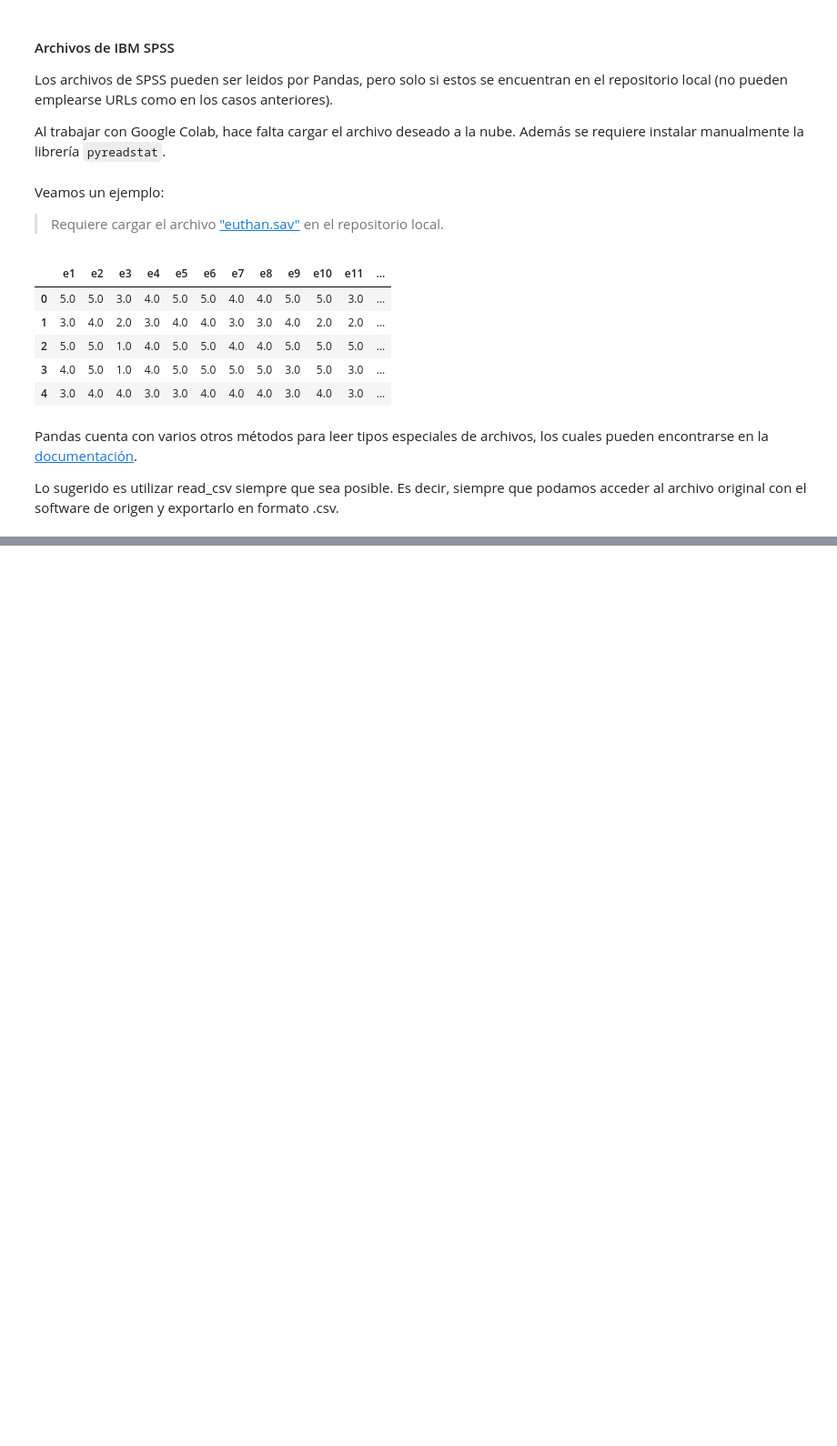
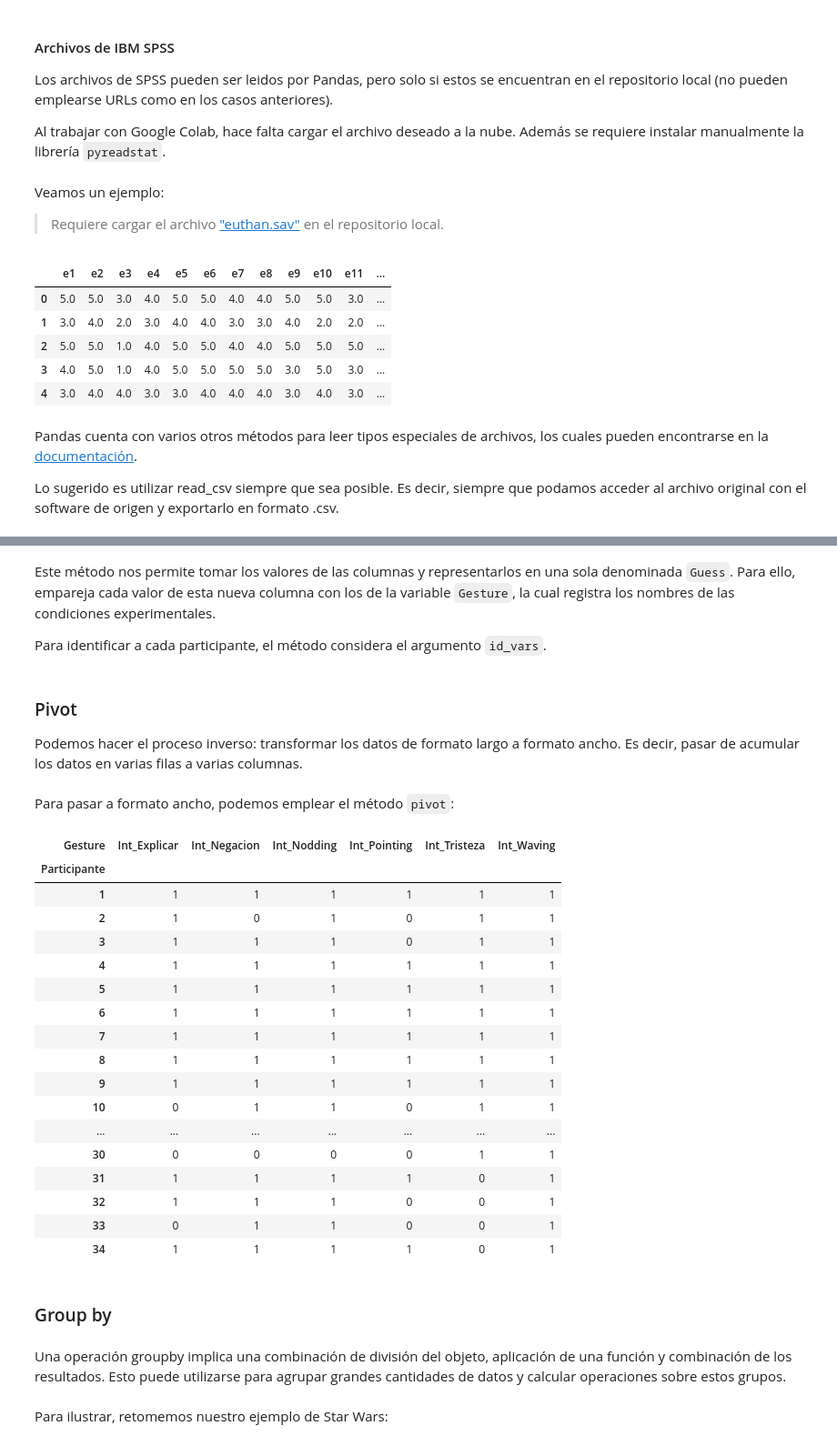
Before and after one commit to renatoparedes/IntroPythonInvestigacionPsicologia, a Jupyter notebook: AnalisisdeDatosCuantitativos/PreprocesamientoDeDatos.ipynb, the cells around one changed output, grey strips where cells are left out. Shown at 91% size. Drawn from its saved outputs; the diff is of its cells as text; code cells hidden in the pictures; blank space fills up the shorter version.

```diff
--- a/AnalisisdeDatosCuantitativos/PreprocesamientoDeDatos.ipynb
+++ b/AnalisisdeDatosCuantitativos/PreprocesamientoDeDatos.ipynb
@@ -305,7 +303,7 @@ Puede que en algunos casos sea necesario especificar el signo que se utiliza par
 
 De manera similar, podemos emplear la función dedicada:
 # %%
-robot_data = pd.read_excel("robot_data.xlsx")
+robot_data = pd.read_excel("https://github.com/renatoparedes/IntroPythonInvestigacionPsicologia/raw/master/AnalisisdeDatosCuantitativos/robot_data.xlsx")
 robot_data.head()
 # %% [output]
 |  | Participante | Sexo | Edad | Ocupacion | Va_Waving | Va_Pointing | Va_Negacion | Va_Explicar | ... |
@@ -343,0 +354,3 @@ Lo sugerido es utilizar read_csv siempre que sea posible. Es decir, siempre que
+# %%
+intent = robot_data[['Participante','Int_Waving','Int_Pointing','Int_Negacion','Int_Explicar','Int_Tristeza','Int_Nodding']]
+intent.head()
@@ -343,0 +368,3 @@ Lo sugerido es utilizar read_csv siempre que sea posible. Es decir, siempre que
+# %%
+melt_intent = pd.melt(intent, value_name='Guess', var_name='Gesture', id_vars='Participante')
+melt_intent
@@ -343,0 +385,38 @@ Lo sugerido es utilizar read_csv siempre que sea posible. Es decir, siempre que
+# %% [markdown]
+Este método nos permite tomar los valores de las columnas y representarlos en una sola denominada `Guess`. Para ello, empareja cada valor de esta nueva columna con los de la variable `Gesture`, la cual registra los nombres de las condiciones experimentales.
+
+Para identificar a cada participante, el método considera el argumento `id_vars`.
+# %% [markdown]
+### Pivot
+
+Podemos hacer el proceso inverso: transformar los datos de formato largo a formato ancho. Es decir, pasar de acumular los datos en varias filas a varias columnas.
+# %% [markdown]
+Para pasar a formato ancho, podemos emplear el método `pivot`:
+# %%
+new_intent = pd.pivot(melt_intent, columns='Gesture', values='Guess', index='Participante')
+new_intent
+# %% [output]
+| Gesture | Int_Explicar | Int_Negacion | Int_Nodding | Int_Pointing | Int_Tristeza | Int_Waving |
+| Participante |  |  |  |  |  |  |
+| 1 | 1 | 1 | 1 | 1 | 1 | 1 |
+| 2 | 1 | 0 | 1 | 0 | 1 | 1 |
+| 3 | 1 | 1 | 1 | 0 | 1 | 1 |
+| 4 | 1 | 1 | 1 | 1 | 1 | 1 |
+| 5 | 1 | 1 | 1 | 1 | 1 | 1 |
+| 6 | 1 | 1 | 1 | 1 | 1 | 1 |
+| 7 | 1 | 1 | 1 | 1 | 1 | 1 |
+| 8 | 1 | 1 | 1 | 1 | 1 | 1 |
+| 9 | 1 | 1 | 1 | 1 | 1 | 1 |
+| 10 | 0 | 1 | 1 | 0 | 1 | 1 |
+| ... | ... | ... | ... | ... | ... | ... |
+| 30 | 0 | 0 | 0 | 0 | 1 | 1 |
+| 31 | 1 | 1 | 1 | 1 | 0 | 1 |
+| 32 | 1 | 1 | 1 | 0 | 0 | 1 |
+| 33 | 0 | 1 | 1 | 0 | 0 | 1 |
+| 34 | 1 | 1 | 1 | 1 | 0 | 1 |
+# %% [markdown]
+### Group by
+# %% [markdown]
+Una operación groupby implica una combinación de división del objeto, aplicación de una función y combinación de los resultados. Esto puede utilizarse para agrupar grandes cantidades de datos y calcular operaciones sobre estos grupos.
+# %% [markdown]
+Para ilustrar, retomemos nuestro ejemplo de Star Wars:
```
Also changed, not shown: parts of 20 cells of this notebook, 1 other file.
